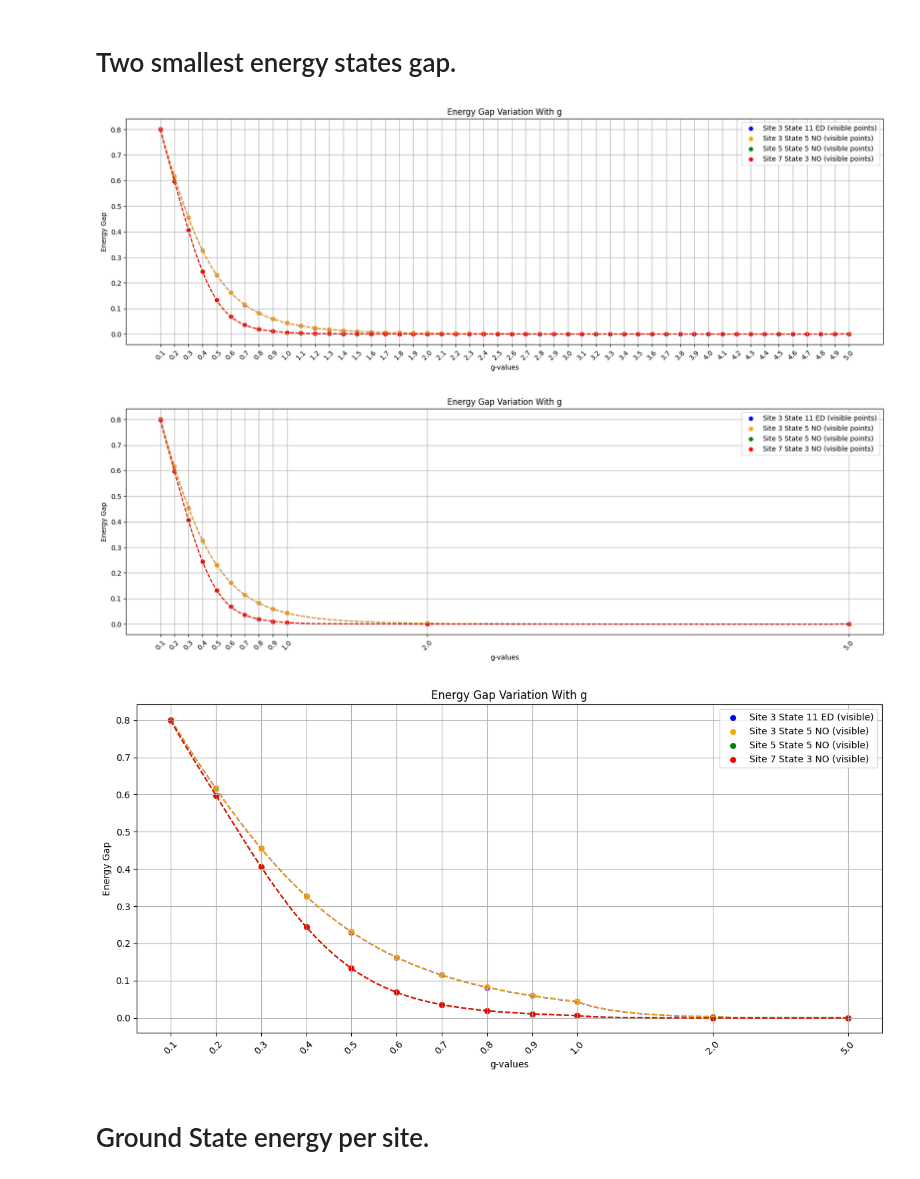
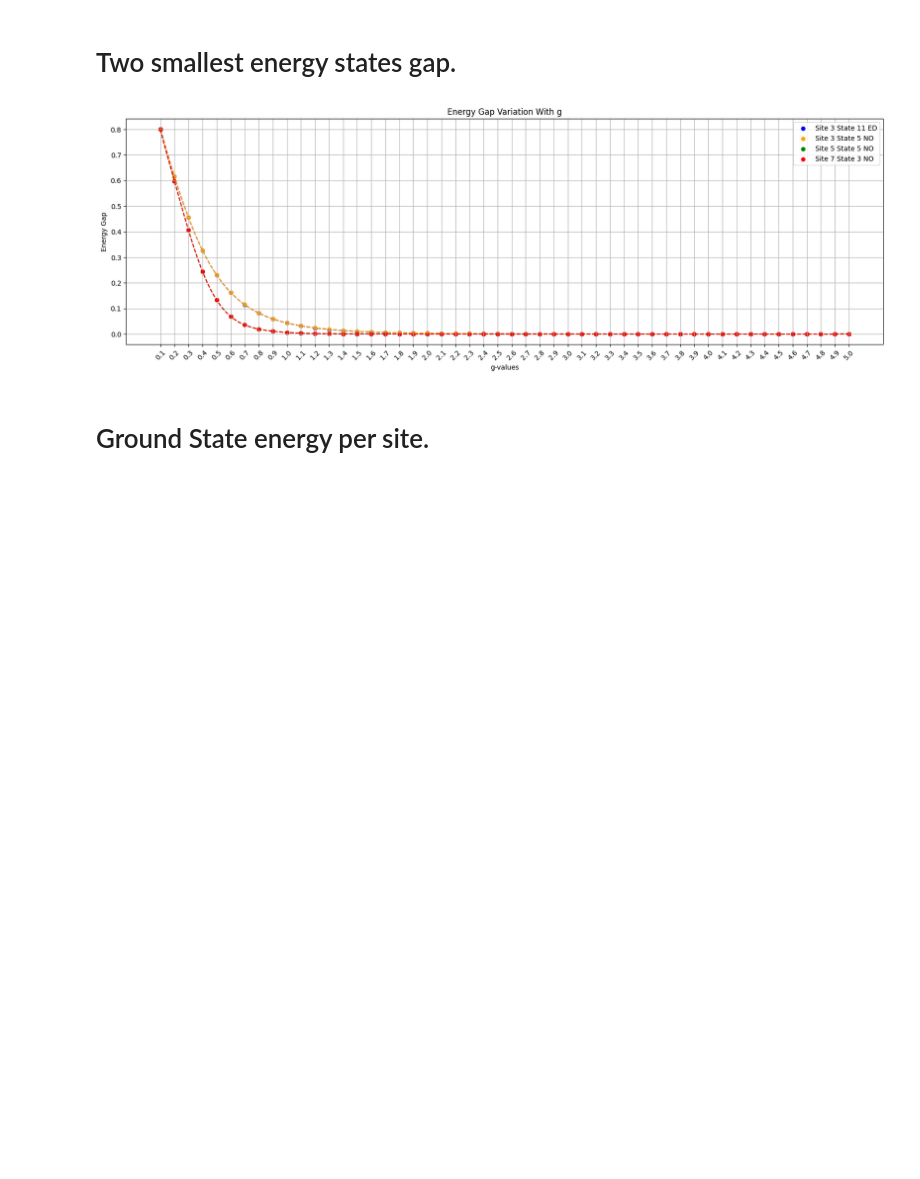
Before and after one commit to Gilfrim/Computational-Analysis-of-Many-Rotor-Systems, a Jupyter notebook: produce_graphs.ipynb, the cells around one changed output. Drawn from its saved outputs; the diff is of its cells as text; code cells hidden in the pictures; blank space fills up the shorter version.

```diff
--- a/produce_graphs.ipynb
+++ b/produce_graphs.ipynb
@@ -100,7 +122,7 @@ def scatter_and_fit(g, y, label, color, degree=10, visible_indices=None):
         y_visible = y
 
     # Show only selected data points
-    plt.scatter(g_visible, y_visible, label=f"{label} (visible points)", color=color, s=30)
+    plt.scatter(g_visible, y_visible, label=f"{label}", color=color, s=30)
 
     # Fit to full data
     coeffs = np.polyfit(g, y, degree)
@@ -229,69 +298,67 @@ for y_data, label, color in zip(
 ):
 
     # Fit and plot
     scatter_and_fit(g_array, y_data, label, color, degree=dim_fit)
 
 # Axis formatting
 plt.xticks(g_array, rotation=45)
 plt.xlabel("g-values")
 plt.ylabel("Energy Gap")
 plt.title("Energy Gap Variation With g")
 plt.legend()
 plt.grid(True)
 plt.show()
 
 si3_st11_ED = np.array(si3_st11_ED)
 si3_st5_NO = np.array(si3_st5_NO)
 si5_st5_NO = np.array(si5_st5_NO)
 si7_st3_NO = np.array(si7_st3_NO)
 g_array = np.array(g_array)
 
 visible_idx = np.r_[0:10, 19, 49]
 
-plt.figure(figsize=(20, 6))
+# plt.figure(figsize=(20, 6))
 
-for y_data, label, color in zip(
-    [si3_st11_ED, si3_st5_NO, si5_st5_NO, si7_st3_NO],
-    ['Site 3 State 11 ED', 'Site 3 State 5 NO', 'Site 5 State 5 NO', 'Site 7 State 3 NO'],
-    ['blue', 'orange', 'green', 'red']
-):
+# for y_data, label, color in zip(
+#     [si3_st11_ED, si3_st5_NO, si5_st5_NO, si7_st3_NO],
+#     ['Site 3 State 11 ED', 'Site 3 State 5 NO', 'Site 5 State 5 NO', 'Site 7 State 3 NO'],
+#     ['blue', 'orange', 'green', 'red']
+# ):
 
-    # Fit and plot
-    scatter_and_fit(g_array, y_data, label, color, degree=dim_fit, visible_indices=visible_idx)
+#     # Fit and plot
+#     scatter_and_fit(g_array, y_data, label, color, degree=dim_fit, visible_indices=visible_idx)
 
-# Axis formatting
-plt.xticks(g_array[visible_idx], rotation=45)
-plt.xlabel("g-values")
-plt.ylabel("Energy Gap")
-plt.title("Energy Gap Variation With g")
-plt.legend()
-plt.grid(True)
-plt.show()
+# # Axis formatting
+# plt.xticks(g_array[visible_idx], rotation=45)
+# plt.xlabel("g-values")
+# plt.ylabel("Energy Gap")
+# plt.title("Energy Gap Variation With g")
+# plt.legend()
+# plt.grid(True)
+# plt.show()
 
-plt.figure(figsize=(12, 6))
+# plt.figure(figsize=(12, 6))
 
-for y_data, label, color in zip(
-    [si3_st11_ED, si3_st5_NO, si5_st5_NO, si7_st3_NO],
-    ['Site 3 State 11 ED', 'Site 3 State 5 NO', 'Site 5 State 5 NO', 'Site 7 State 3 NO'],
-    ['blue', 'orange', 'green', 'red']
-):
-    scatter_and_fit_warped(g_array, y_data, label, color, degree=dim_fit, visible_indices=visible_idx)
+# for y_data, label, color in zip(
+#     [si3_st11_ED, si3_st5_NO, si5_st5_NO, si7_st3_NO],
+#     ['Site 3 State 11 ED', 'Site 3 State 5 NO', 'Site 5 State 5 NO', 'Site 7 State 3 NO'],
+#     ['blue', 'orange', 'green', 'red']
+# ):
+#     scatter_and_fit_warped(g_array, y_data, label, color, degree=dim_fit, visible_indices=visible_idx)
 
-# Custom x-ticks
-g_xticks = g_array[np.r_[0:10, 19, 49]]
-plt.xticks(warp_g(g_xticks), labels=[f"{val:.1f}" for val in g_xticks], rotation=45)
+# # Custom x-ticks
+# g_xticks = g_array[np.r_[0:10, 19, 49]]
+# plt.xticks(warp_g(g_xticks), labels=[f"{val:.1f}" for val in g_xticks], rotation=45)
 
-plt.xlabel("g-values")
-plt.ylabel("Energy Gap")
-plt.title("Energy Gap Variation With g")
-plt.grid(True)
-plt.legend()
-plt.tight_layout()
-plt.show()
+# plt.xlabel("g-values")
+# plt.ylabel("Energy Gap")
+# plt.title("Energy Gap Variation With g")
+# plt.grid(True)
+# plt.legend()
+# plt.tight_layout()
+# plt.show()
 # %% [output]
-[figure, old version]
+[figure, new version]
-[figure, removed]
-[figure, removed]
 # %% [markdown]
 # Ground State energy per site.
 # %%
```
Also changed, not shown: parts of 40 cells of this notebook, 12 other files.
